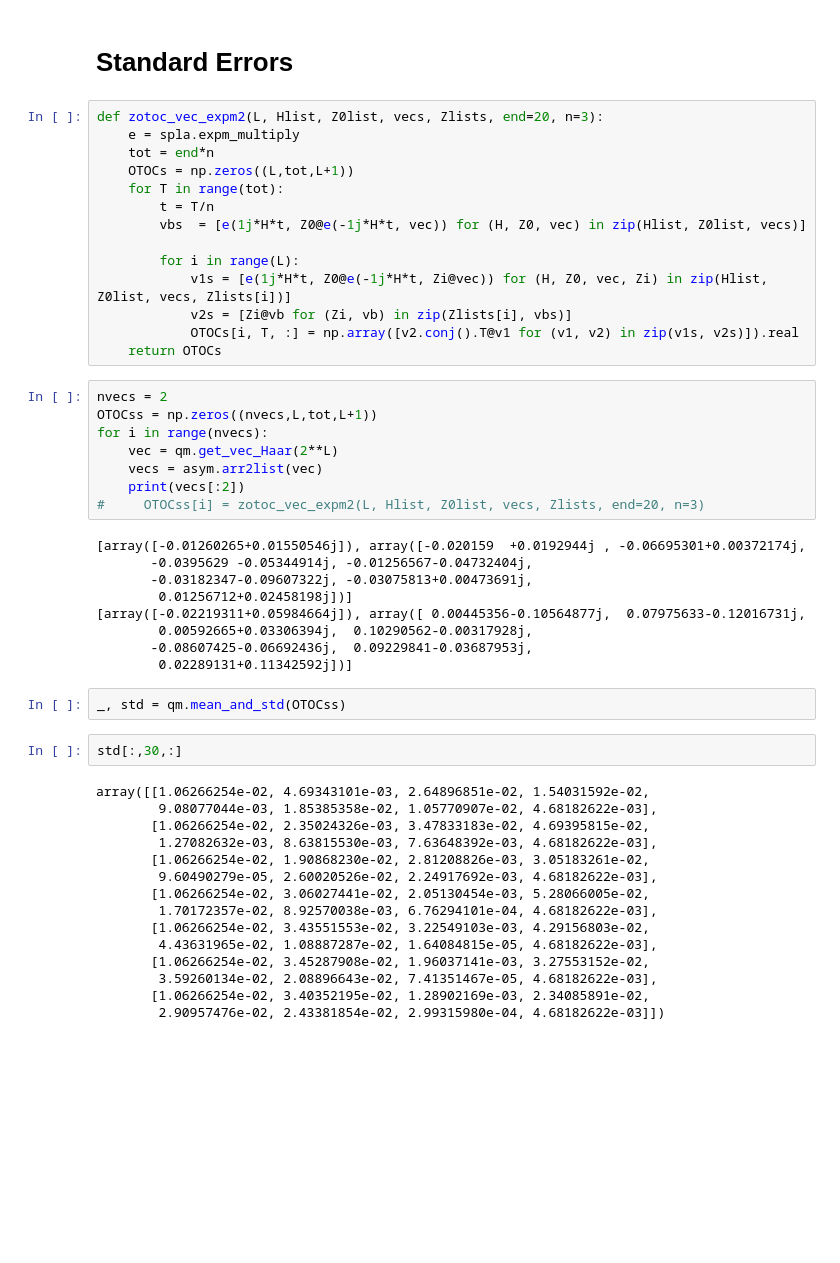
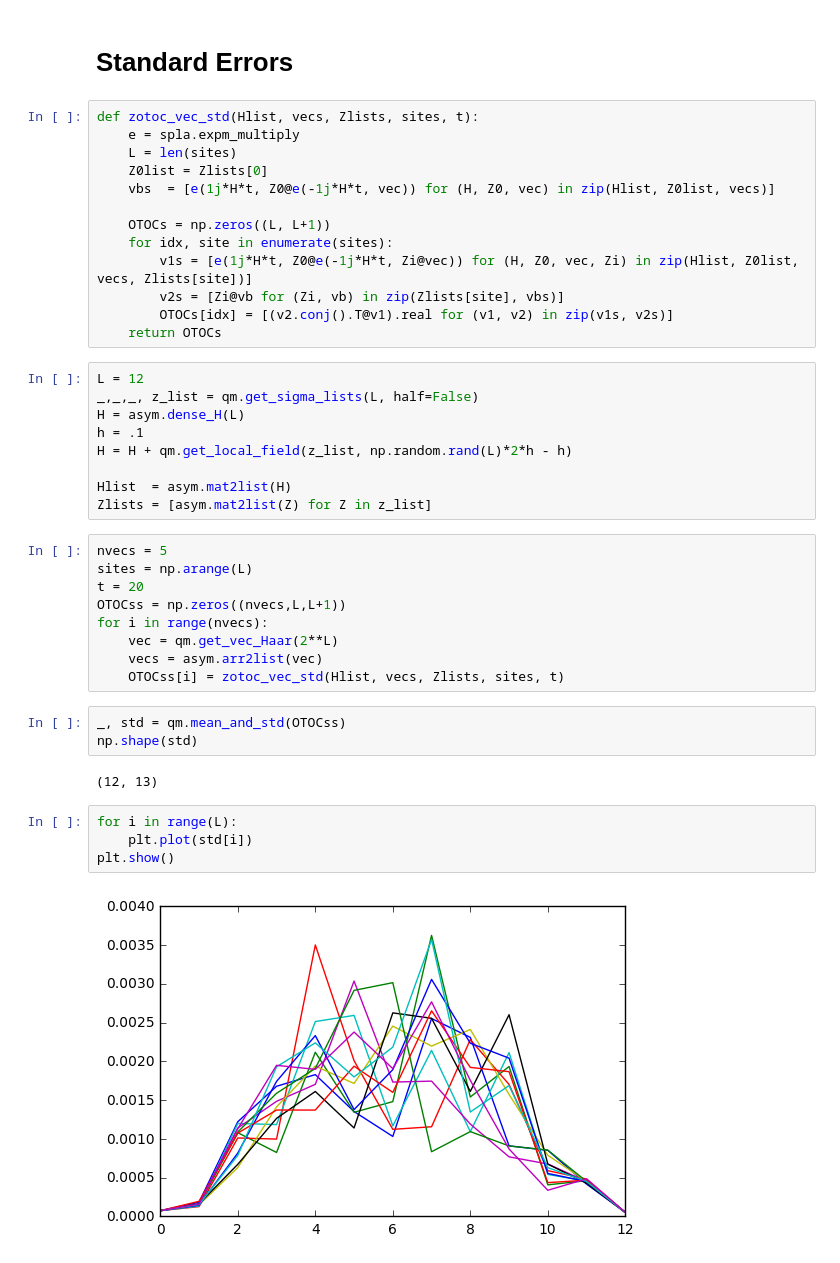
Before and after one commit to cnstahl/Asymmetric, a Jupyter notebook: python/Hamiltonian/Z OTOC.ipynb, the cells around one changed output. Cells and saved outputs as stored; diff of their text form; blank space fills up the shorter version.

```diff
--- a/python/Hamiltonian/Z OTOC.ipynb
+++ b/python/Hamiltonian/Z OTOC.ipynb
@@ -85,55 +85,47 @@ plt.show()
 # %% [markdown]
 # Standard Errors
 # %%
-def zotoc_vec_expm2(L, Hlist, Z0list, vecs, Zlists, end=20, n=3):
+def zotoc_vec_std(Hlist, vecs, Zlists, sites, t):
     e = spla.expm_multiply
-    tot = end*n
-    OTOCs = np.zeros((L,tot,L+1))
-    for T in range(tot):
-        t = T/n
-        vbs  = [e(1j*H*t, Z0@e(-1j*H*t, vec)) for (H, Z0, vec) in zip(Hlist, Z0list, vecs)]
+    L = len(sites)
+    Z0list = Zlists[0]
+    vbs  = [e(1j*H*t, Z0@e(-1j*H*t, vec)) for (H, Z0, vec) in zip(Hlist, Z0list, vecs)]
 
-        for i in range(L):
-            v1s = [e(1j*H*t, Z0@e(-1j*H*t, Zi@vec)) for (H, Z0, vec, Zi) in zip(Hlist, Z0list, vecs, Zlists[i])]
-            v2s = [Zi@vb for (Zi, vb) in zip(Zlists[i], vbs)]
-            OTOCs[i, T, :] = np.array([v2.conj().T@v1 for (v1, v2) in zip(v1s, v2s)]).real
+    OTOCs = np.zeros((L, L+1))
+    for idx, site in enumerate(sites):
+        v1s = [e(1j*H*t, Z0@e(-1j*H*t, Zi@vec)) for (H, Z0, vec, Zi) in zip(Hlist, Z0list, vecs, Zlists[site])]
+        v2s = [Zi@vb for (Zi, vb) in zip(Zlists[site], vbs)]
+        OTOCs[idx] = [(v2.conj().T@v1).real for (v1, v2) in zip(v1s, v2s)]
     return OTOCs
+# %%
+L = 12
+_,_,_, z_list = qm.get_sigma_lists(L, half=False)
+H = asym.dense_H(L)
+h = .1
+H = H + qm.get_local_field(z_list, np.random.rand(L)*2*h - h)
+
+Hlist  = asym.mat2list(H)
+Zlists = [asym.mat2list(Z) for Z in z_list]
 # %%
-nvecs = 2
-OTOCss = np.zeros((nvecs,L,tot,L+1))
+nvecs = 5
+sites = np.arange(L)
+t = 20
+OTOCss = np.zeros((nvecs,L,L+1))
 for i in range(nvecs):
     vec = qm.get_vec_Haar(2**L)
     vecs = asym.arr2list(vec)
-    print(vecs[:2])
-#     OTOCss[i] = zotoc_vec_expm2(L, Hlist, Z0list, vecs, Zlists, end=20, n=3)
+    OTOCss[i] = zotoc_vec_std(Hlist, vecs, Zlists, sites, t)
-# %% [output]
-[array([-0.01260265+0.01550546j]), array([-0.020159  +0.0192944j , -0.06695301+0.00372174j,
-       -0.0395629 -0.05344914j, -0.01256567-0.04732404j,
-       -0.03182347-0.09607322j, -0.03075813+0.00473691j,
-        0.01256712+0.02458198j])]
-[array([-0.02219311+0.05984664j]), array([ 0.00445356-0.10564877j,  0.07975633-0.12016731j,
-        0.00592665+0.03306394j,  0.10290562-0.00317928j,
-       -0.08607425-0.06692436j,  0.09229841-0.03687953j,
-        0.02289131+0.11342592j])]
 # %%
 _, std = qm.mean_and_std(OTOCss)
+np.shape(std)
+# %% [output]
+(12, 13)
-# %%
-std[:,30,:]
-# %% [output]
-array([[1.06266254e-02, 4.69343101e-03, 2.64896851e-02, 1.54031592e-02,
-        9.08077044e-03, 1.85385358e-02, 1.05770907e-02, 4.68182622e-03],
-       [1.06266254e-02, 2.35024326e-03, 3.47833183e-02, 4.69395815e-02,
-        1.27082632e-03, 8.63815530e-03, 7.63648392e-03, 4.68182622e-03],
-       [1.06266254e-02, 1.90868230e-02, 2.81208826e-03, 3.05183261e-02,
-        9.60490279e-05, 2.60020526e-02, 2.24917692e-03, 4.68182622e-03],
-       [1.06266254e-02, 3.06027441e-02, 2.05130454e-03, 5.28066005e-02,
-        1.70172357e-02, 8.92570038e-03, 6.76294101e-04, 4.68182622e-03],
-       [1.06266254e-02, 3.43551553e-02, 3.22549103e-03, 4.29156803e-02,
-        4.43631965e-02, 1.08887287e-02, 1.64084815e-05, 4.68182622e-03],
-       [1.06266254e-02, 3.45287908e-02, 1.96037141e-03, 3.27553152e-02,
-        3.59260134e-02, 2.08896643e-02, 7.41351467e-05, 4.68182622e-03],
-       [1.06266254e-02, 3.40352195e-02, 1.28902169e-03, 2.34085891e-02,
-        2.90957476e-02, 2.43381854e-02, 2.99315980e-04, 4.68182622e-03]])
+# %%
+for i in range(L):
+    plt.plot(std[i])
+plt.show()
+# %% [output]
+[figure, added]
 # %%
 Z0t = spla.expm(2j*H)*z_list[0]*spla.expm(-2j*H)
 B = x_list[2]
```
Also changed, not shown: parts of 4 cells of this notebook, 4 other files.
